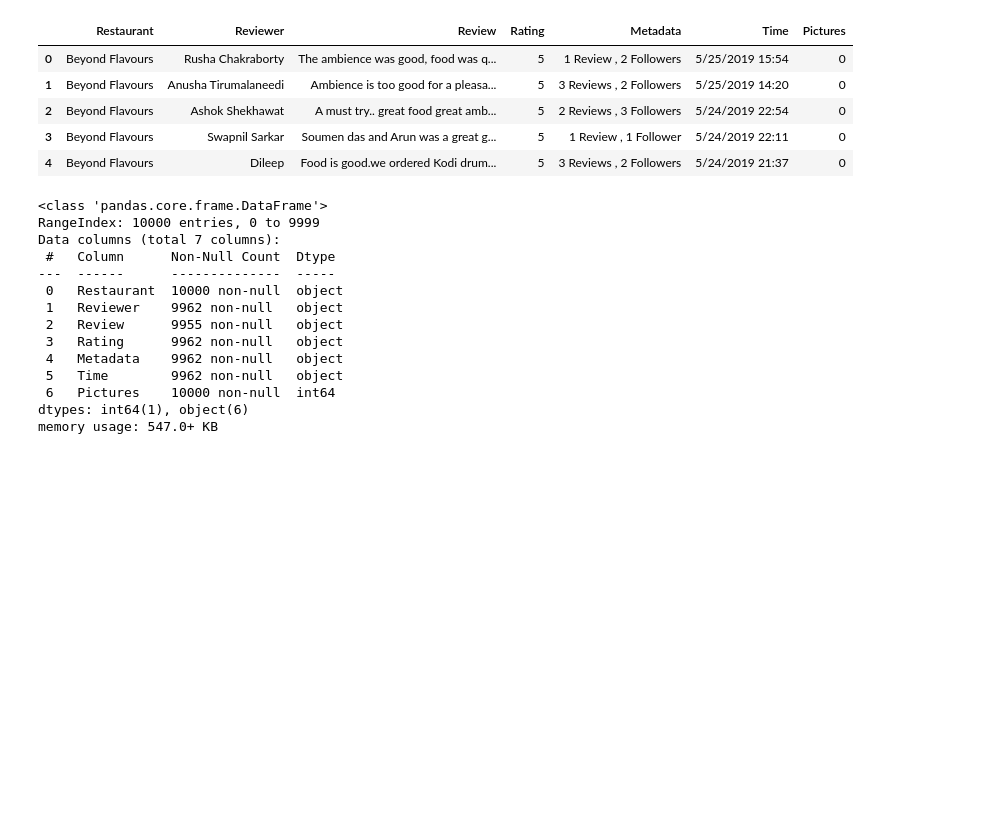
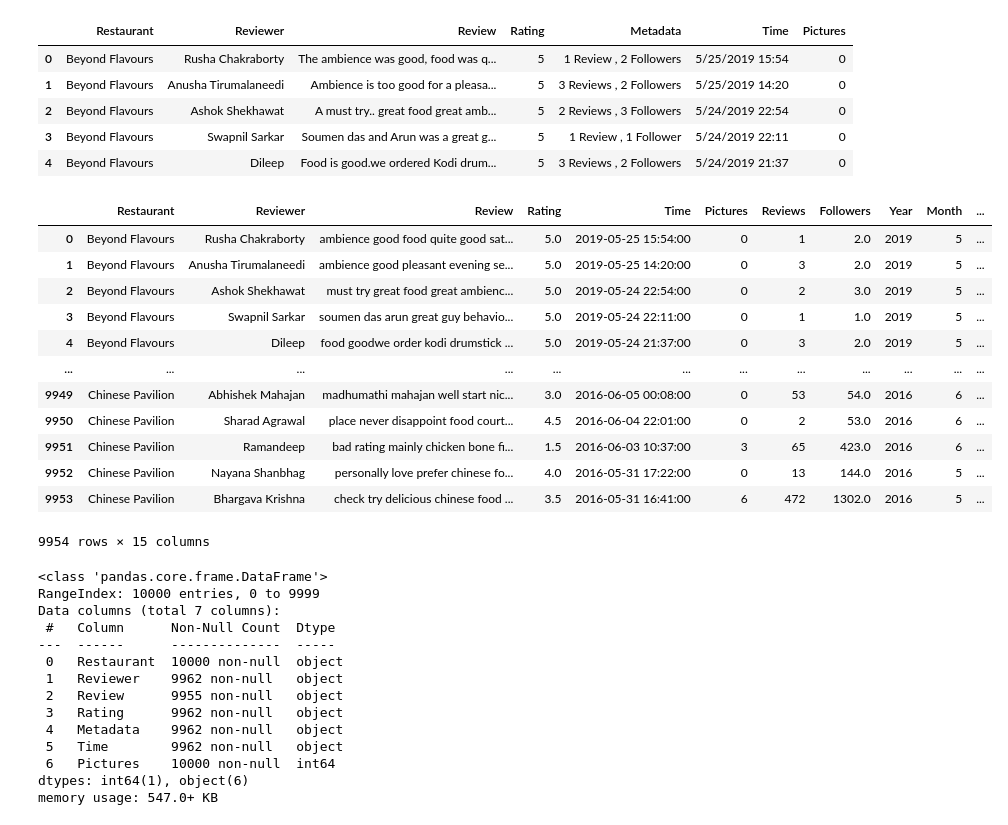
Before and after one commit to prabindebnath25/Zomato_Restaurant_Clustering_And_Sentiment_Analysis, a Jupyter notebook: Zomato_Restaurant_Clustering_and_Sentiment_Analysis.ipynb, the cells around one changed output. Saved outputs shown, nothing was run; the diff lists cells and outputs as text; code cells hidden in the pictures; blank space fills up the shorter version.

```diff
--- a/Zomato_Restaurant_Clustering_and_Sentiment_Analysis.ipynb
+++ b/Zomato_Restaurant_Clustering_and_Sentiment_Analysis.ipynb
@@ -199,6 +199,23 @@ reviews_df.head()
 | 2 | Beyond Flavours | Ashok Shekhawat | A must try.. great food great amb... | 5 | 2 Reviews , 3 Followers | 5/24/2019 22:54 | 0 |
 | 3 | Beyond Flavours | Swapnil Sarkar | Soumen das and Arun was a great g... | 5 | 1 Review , 1 Follower | 5/24/2019 22:11 | 0 |
 | 4 | Beyond Flavours | Dileep | Food is good.we ordered Kodi drum... | 5 | 3 Reviews , 2 Followers | 5/24/2019 21:37 | 0 |
+# %%
+# to get the last five rows of the data set
+reviews_df
+# %% [output]
+|  | Restaurant | Reviewer | Review | Rating | Time | Pictures | Reviews | Followers | Year | Month | ... |
+| 0 | Beyond Flavours | Rusha Chakraborty | ambience good food quite good sat... | 5.0 | 2019-05-25 15:54:00 | 0 | 1 | 2.0 | 2019 | 5 | ... |
+| 1 | Beyond Flavours | Anusha Tirumalaneedi | ambience good pleasant evening se... | 5.0 | 2019-05-25 14:20:00 | 0 | 3 | 2.0 | 2019 | 5 | ... |
+| 2 | Beyond Flavours | Ashok Shekhawat | must try great food great ambienc... | 5.0 | 2019-05-24 22:54:00 | 0 | 2 | 3.0 | 2019 | 5 | ... |
+| 3 | Beyond Flavours | Swapnil Sarkar | soumen das arun great guy behavio... | 5.0 | 2019-05-24 22:11:00 | 0 | 1 | 1.0 | 2019 | 5 | ... |
+| 4 | Beyond Flavours | Dileep | food goodwe order kodi drumstick ... | 5.0 | 2019-05-24 21:37:00 | 0 | 3 | 2.0 | 2019 | 5 | ... |
+| ... | ... | ... | ... | ... | ... | ... | ... | ... | ... | ... | ... |
+| 9949 | Chinese Pavilion | Abhishek Mahajan | madhumathi mahajan well start nic... | 3.0 | 2016-06-05 00:08:00 | 0 | 53 | 54.0 | 2016 | 6 | ... |
+| 9950 | Chinese Pavilion | Sharad Agrawal | place never disappoint food court... | 4.5 | 2016-06-04 22:01:00 | 0 | 2 | 53.0 | 2016 | 6 | ... |
+| 9951 | Chinese Pavilion | Ramandeep | bad rating mainly chicken bone fi... | 1.5 | 2016-06-03 10:37:00 | 3 | 65 | 423.0 | 2016 | 6 | ... |
+| 9952 | Chinese Pavilion | Nayana Shanbhag | personally love prefer chinese fo... | 4.0 | 2016-05-31 17:22:00 | 0 | 13 | 144.0 | 2016 | 5 | ... |
+| 9953 | Chinese Pavilion | Bhargava Krishna | check try delicious chinese food ... | 3.5 | 2016-05-31 16:41:00 | 6 | 472 | 1302.0 | 2016 | 5 | ... |
+9954 rows × 15 columns
 # %%
 # to get the information about the data
 reviews_df.info()
```
Also changed, not shown: parts of 5 cells of this notebook.
